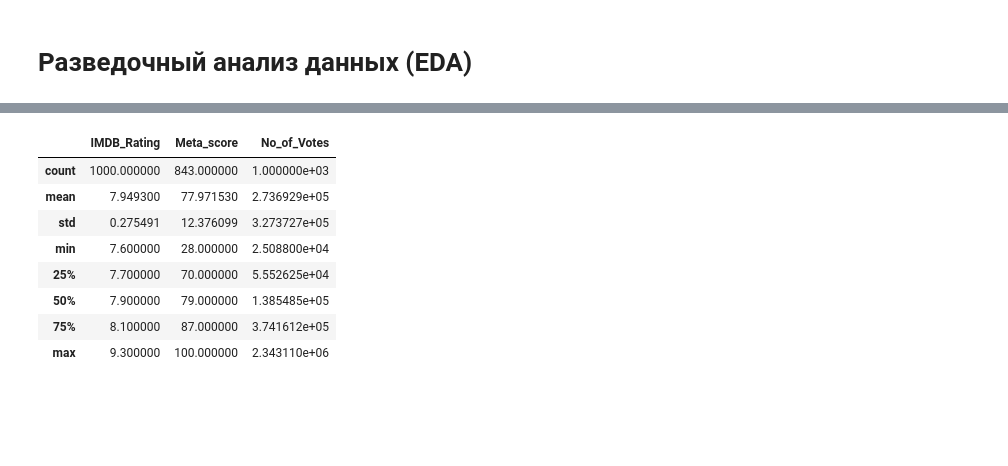
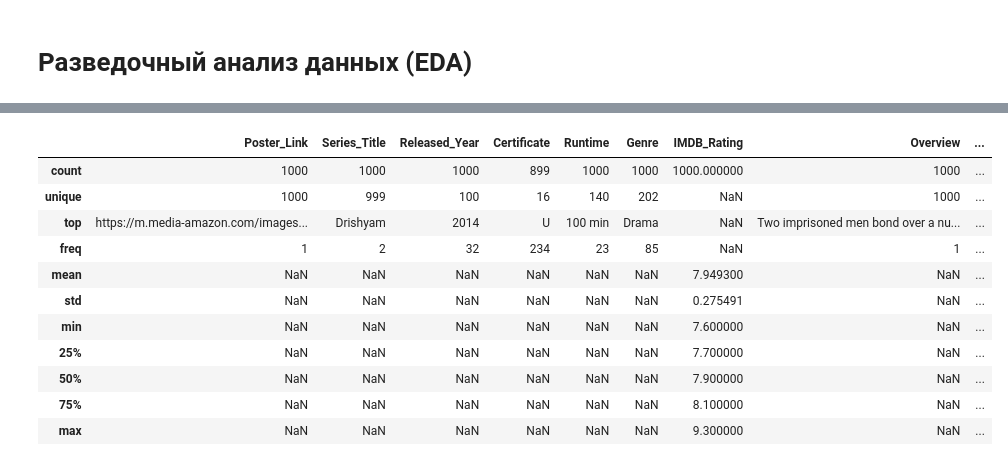
Before and after one commit to LA488/IMDb-Movie-Recommendation-System, a Jupyter notebook: notebooks/01_EDA.ipynb, the cells around one changed output, grey strips where cells are left out. Cells and saved outputs as stored; diff of their text form; code cells hidden in the pictures; blank space fills up the shorter version.

```diff
--- a/notebooks/01_EDA.ipynb
+++ b/notebooks/01_EDA.ipynb
@@ -42,14 +43,18 @@ Data columns (total 16 columns):
 dtypes: float64(2), int64(1), object(13)
 memory usage: 125.1+ KB
 # %%
-df.describe()
+# Статистические сводки данных
+df.describe(include="all")
 # %% [output]
-|  | IMDB_Rating | Meta_score | No_of_Votes |
-| count | 1000.000000 | 843.000000 | 1.000000e+03 |
-| mean | 7.949300 | 77.971530 | 2.736929e+05 |
-| std | 0.275491 | 12.376099 | 3.273727e+05 |
-| min | 7.600000 | 28.000000 | 2.508800e+04 |
-| 25% | 7.700000 | 70.000000 | 5.552625e+04 |
-| 50% | 7.900000 | 79.000000 | 1.385485e+05 |
-| 75% | 8.100000 | 87.000000 | 3.741612e+05 |
-| max | 9.300000 | 100.000000 | 2.343110e+06 |
+|  | Poster_Link | Series_Title | Released_Year | Certificate | Runtime | Genre | IMDB_Rating | Overview | ... |
+| count | 1000 | 1000 | 1000 | 899 | 1000 | 1000 | 1000.000000 | 1000 | ... |
+| unique | 1000 | 999 | 100 | 16 | 140 | 202 | NaN | 1000 | ... |
+| top | https://m.media-amazon.com/images... | Drishyam | 2014 | U | 100 min | Drama | NaN | Two imprisoned men bond over a nu... | ... |
+| freq | 1 | 2 | 32 | 234 | 23 | 85 | NaN | 1 | ... |
+| mean | NaN | NaN | NaN | NaN | NaN | NaN | 7.949300 | NaN | ... |
+| std | NaN | NaN | NaN | NaN | NaN | NaN | 0.275491 | NaN | ... |
+| min | NaN | NaN | NaN | NaN | NaN | NaN | 7.600000 | NaN | ... |
+| 25% | NaN | NaN | NaN | NaN | NaN | NaN | 7.700000 | NaN | ... |
+| 50% | NaN | NaN | NaN | NaN | NaN | NaN | 7.900000 | NaN | ... |
+| 75% | NaN | NaN | NaN | NaN | NaN | NaN | 8.100000 | NaN | ... |
+| max | NaN | NaN | NaN | NaN | NaN | NaN | 9.300000 | NaN | ... |
```
Also changed, not shown: parts of 6 cells of this notebook.
